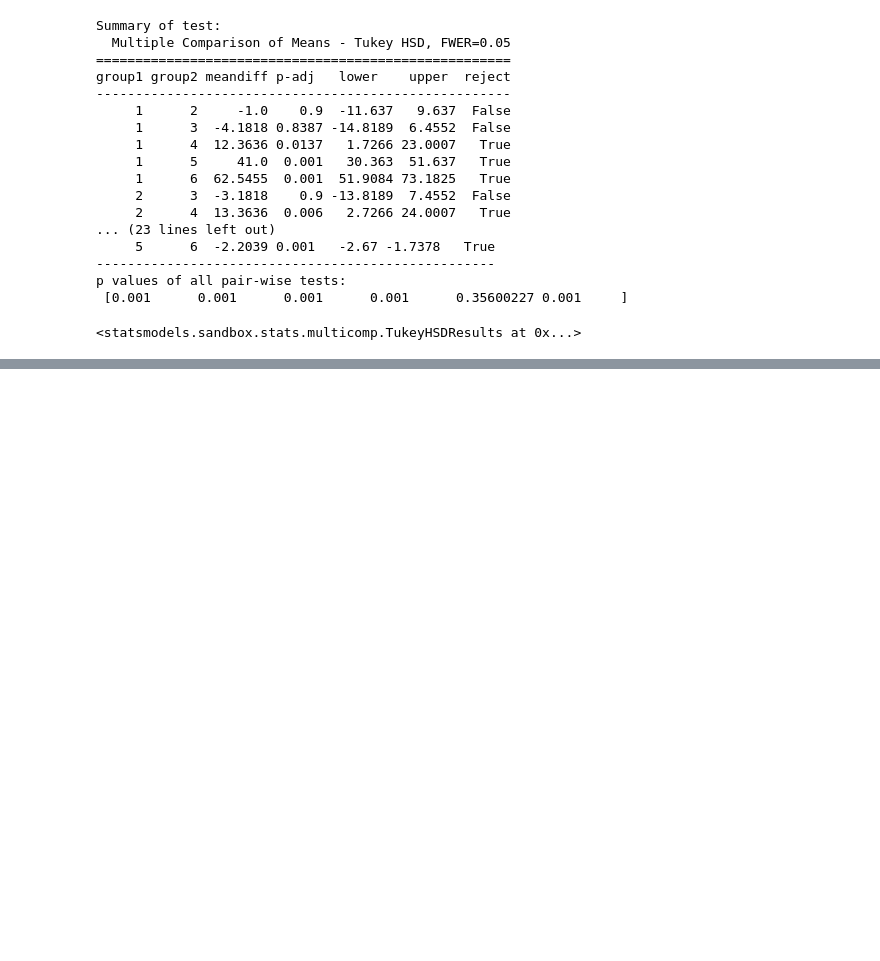
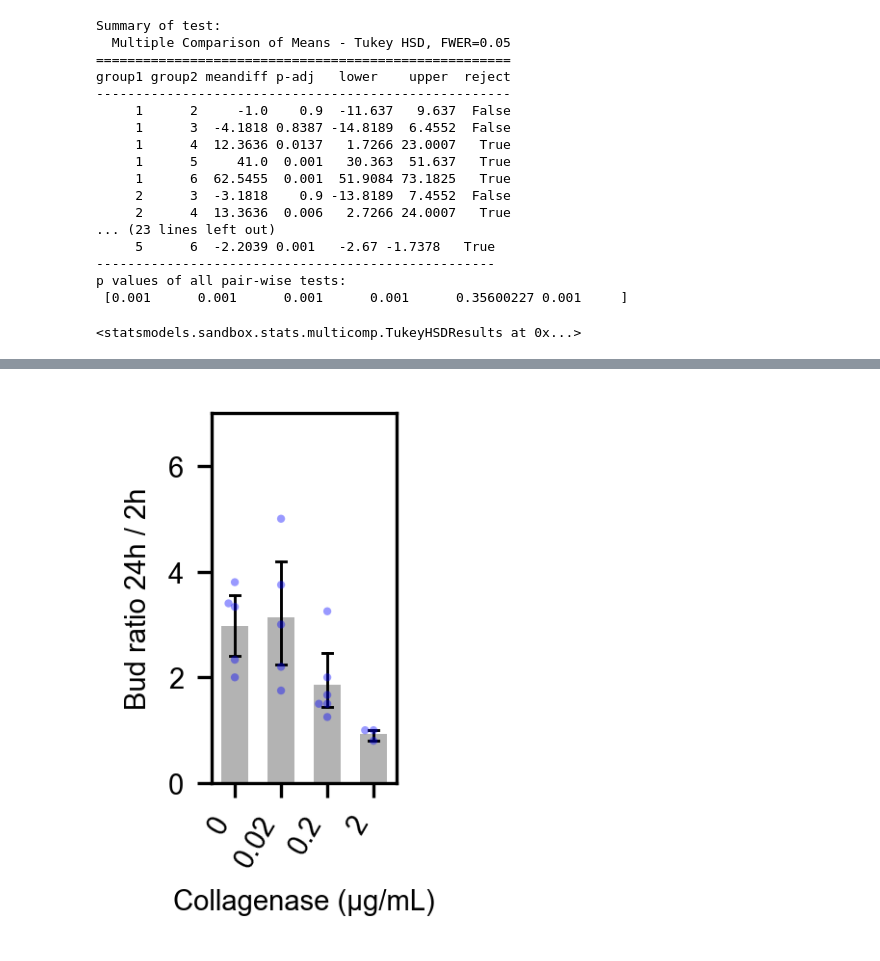
Before and after one commit to snownontrace/public-scripts-Wang2020-branching-morphogenesis, a Jupyter notebook: Bud-count-decoding-plotting.ipynb, the cells around one changed output, grey strips where cells are left out. Drawn from its saved outputs; the diff is of its cells as text; code cells hidden in the pictures; blank space fills up the shorter version.

```diff
--- a/Bud-count-decoding-plotting.ipynb
+++ b/Bud-count-decoding-plotting.ipynb
@@ -738,0 +884,59 @@ p values of all pair-wise tests:
+# %%
+# This is the combination of 2 data sets of collagenase titration, 20200911-12 and 20200917-18
+#
+# Time 2 h
+df = pd.read_csv('../data/SMG-collagenase-titration-bud-count-SW/20200911-17-E13-SMG-collagenase-titration-t2h-budCount.txt')
+df1 = df[:-3] # only plot up to 2 ug/mL
+# Time 24 h
+df = pd.read_csv('../data/SMG-collagenase-titration-bud-count-SW/20200912-18-E13-SMG-collagenase-titration-t24-budCount.txt')
+df2 = df[:-3] # only plot up to 2 ug/mL
+
+# Designate experimental groups
+# Groups 1-5: 0, 0.02, 0.2, 2 and 20 µg/mL collagenase for 24 hours
+# groups = ['1'] * 5 + ['2'] * 5 + ['3'] * 6 + ['4'] * 3 + ['5'] * 3
+groups = ['1'] * 5 + ['2'] * 5 + ['3'] * 6 + ['4'] * 3
+
+# Calculate the bud count ratios
+ratios = df2['number of buds'] / df1['number of buds']
+# %%
+# Swarm and bar plot of different collagenase concentrations
+
+outputPrefix = '20200911-17-SMG-collagenase-titration-swarm-bar'
+outputFigPath = "../jupyter_figures/" + outputPrefix + ".svg"
+
+fig_width=0.8
+fig_height=1.6
+fig = plt.figure(figsize=(fig_width,fig_height), dpi=300)
+ax = fig.add_axes([0.1, 0.1, 0.8, 0.8])
+
+ax = sns.swarmplot(x=groups, y=ratios,
+                   color="blue",
+                   size=2.0,
+                   alpha=.4)
+
+ax = sns.barplot(x=groups, y=ratios,
+                 color=".7", alpha=1.0,
+                 errwidth=.7, errcolor="k", capsize=.2, ci=95)
+
+plt.ylim(0, 7)
+# plt.yticks([0, 10, 20])
+
+plt.xlabel("Collagenase (µg/mL)")
+plt.ylabel("Bud ratio 24h / 2h")
+
+# rotate x tick labels if necessary
+x_labels = ['0', '0.02', '0.2', '2']
+ax.set_xticklabels(labels=x_labels, rotation=60, ha="right")
+
+# make the bar width narrower
+change_bar_width(ax, .6)
+
+for o in fig.findobj():
+    o.set_clip_on(False)
+for o in ax.findobj():
+    o.set_clip_on(False)
+
+if outputFigPath is not None:
+    plt.savefig(outputFigPath)
+# %% [output]
+[figure, added]
```
Also changed, not shown: parts of 11 cells of this notebook, 35 other files.
